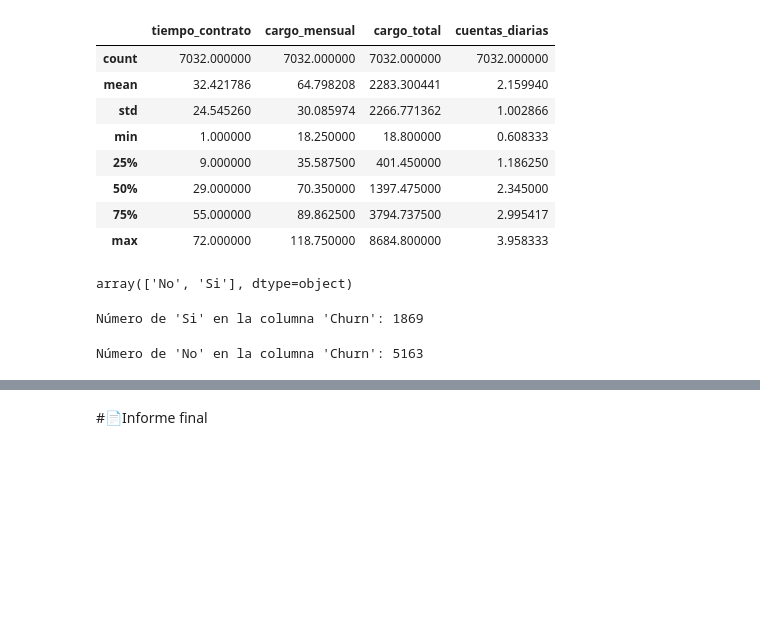
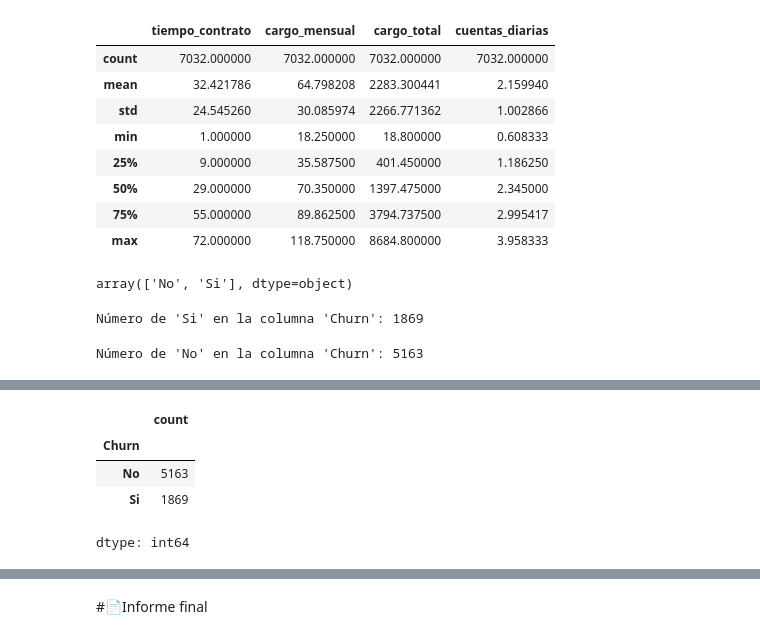
Before and after one commit to rociocelestial/Challenge2-Data-Science, a Jupyter notebook: TelecomX_LATAM.ipynb, the cells around one changed output, grey strips where cells are left out. Drawn from its saved outputs; the diff is of its cells as text; code cells hidden in the pictures; blank space fills up the shorter version.

```diff
--- a/TelecomX_LATAM.ipynb
+++ b/TelecomX_LATAM.ipynb
@@ -362,0 +346,9 @@ plt.show()
+# %%
+churn_counts = df['Churn'].value_counts()
+churn_counts
+# %% [output]
+|  | count |
+| Churn |  |
+| No | 5163 |
+| Si | 1869 |
+dtype: int64
```
Also changed, not shown: parts of 4 cells of this notebook.
